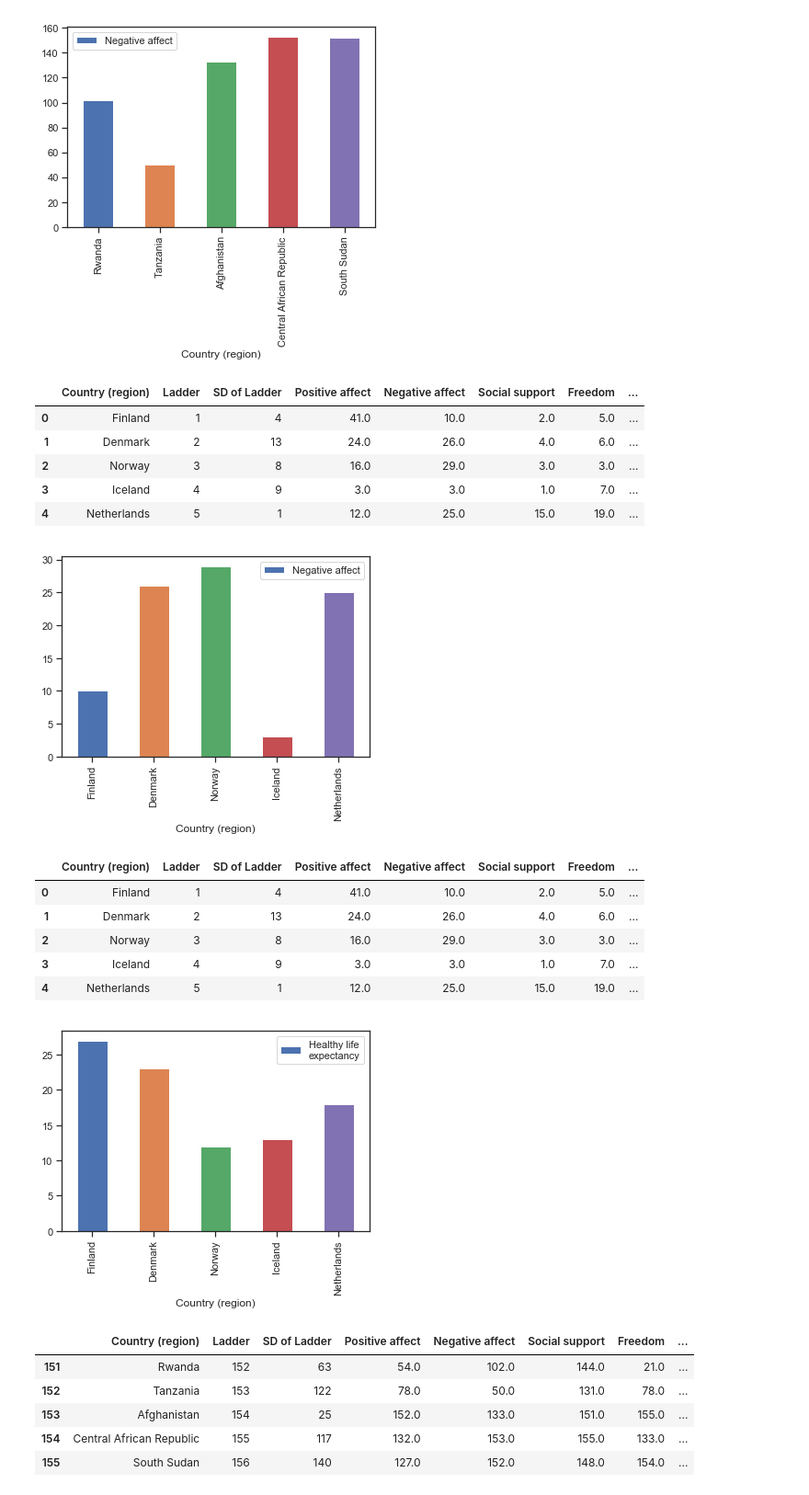
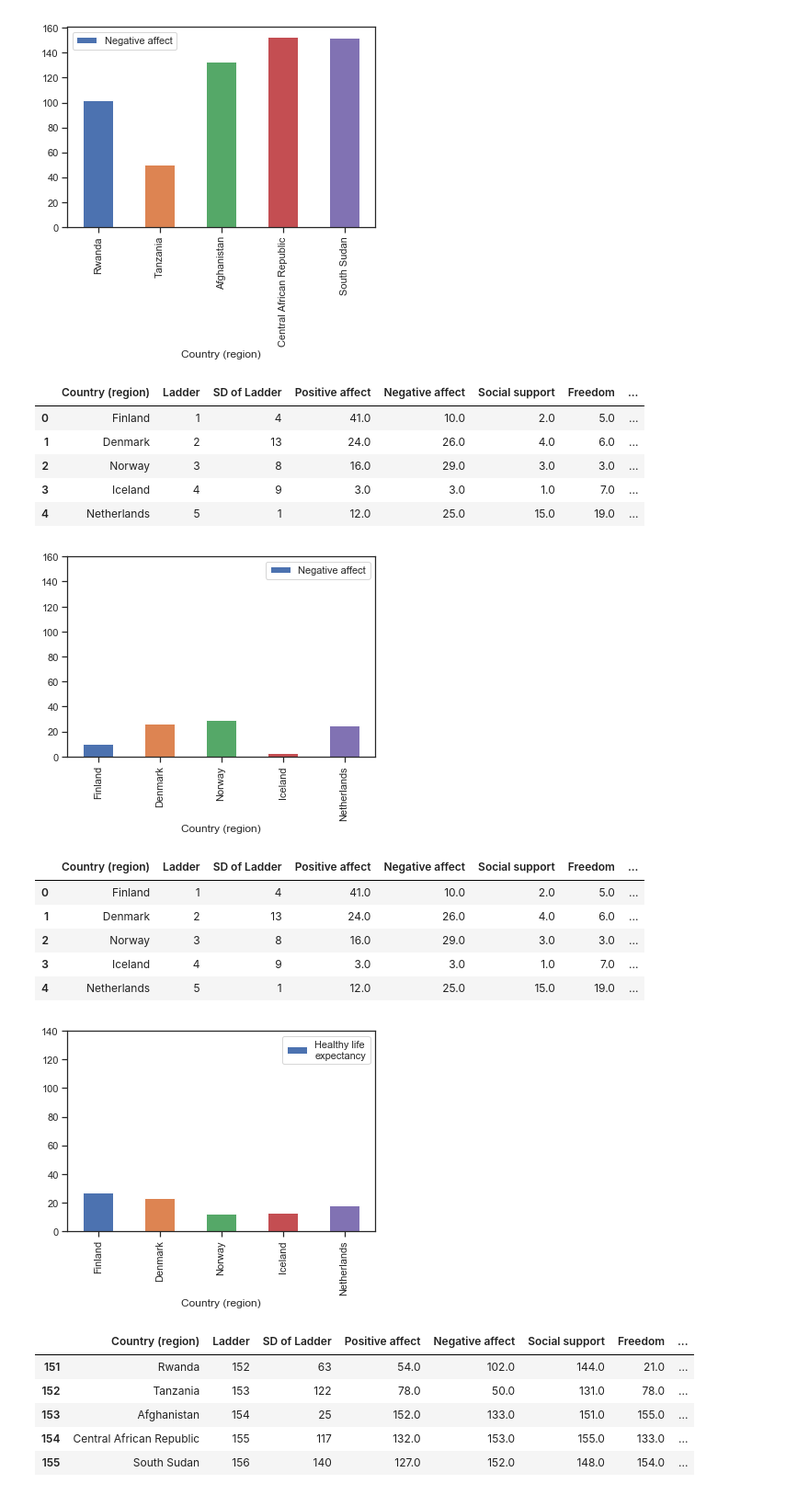
Before and after one commit to irenebratsis/Thinkful, a Jupyter notebook: WorldHappiness.ipynb, the cells around one changed output. Shown at 92% size. Cells and saved outputs as stored; diff of their text form; code cells hidden in the pictures.

```diff
--- a/WorldHappiness.ipynb
+++ b/WorldHappiness.ipynb
@@ -341,6 +344,7 @@ df[151:]
 [figure]
 # %%
 df[:5].plot(kind='bar',x='Country (region)',y='Negative affect')
+plt.ylim((0,160))
 df[:5]
 # %% [output]
 |  | Country (region) | Ladder | SD of Ladder | Positive affect | Negative affect | Social support | Freedom | ... |
@@ -349,18 +353,20 @@ df[:5]
 | 2 | Norway | 3 | 8 | 16.0 | 29.0 | 3.0 | 3.0 | ... |
 | 3 | Iceland | 4 | 9 | 3.0 | 3.0 | 1.0 | 7.0 | ... |
 | 4 | Netherlands | 5 | 1 | 12.0 | 25.0 | 15.0 | 19.0 | ... |
-[figure, old version]
+[figure, new version]
 # %%
 df[:5].plot(kind='bar',x='Country (region)',y='Healthy life\nexpectancy')
+plt.ylim((0,140))
+
 df[:5]
 # %% [output]
 |  | Country (region) | Ladder | SD of Ladder | Positive affect | Negative affect | Social support | Freedom | ... |
 | 0 | Finland | 1 | 4 | 41.0 | 10.0 | 2.0 | 5.0 | ... |
 | 1 | Denmark | 2 | 13 | 24.0 | 26.0 | 4.0 | 6.0 | ... |
 | 2 | Norway | 3 | 8 | 16.0 | 29.0 | 3.0 | 3.0 | ... |
 | 3 | Iceland | 4 | 9 | 3.0 | 3.0 | 1.0 | 7.0 | ... |
 | 4 | Netherlands | 5 | 1 | 12.0 | 25.0 | 15.0 | 19.0 | ... |
-[figure, old version]
+[figure, new version]
 # %%
 df[151:].plot(kind='bar',x='Country (region)',y='Healthy life\nexpectancy')
 df[151:]
```
Also changed, not shown: parts of 4 cells of this notebook.
